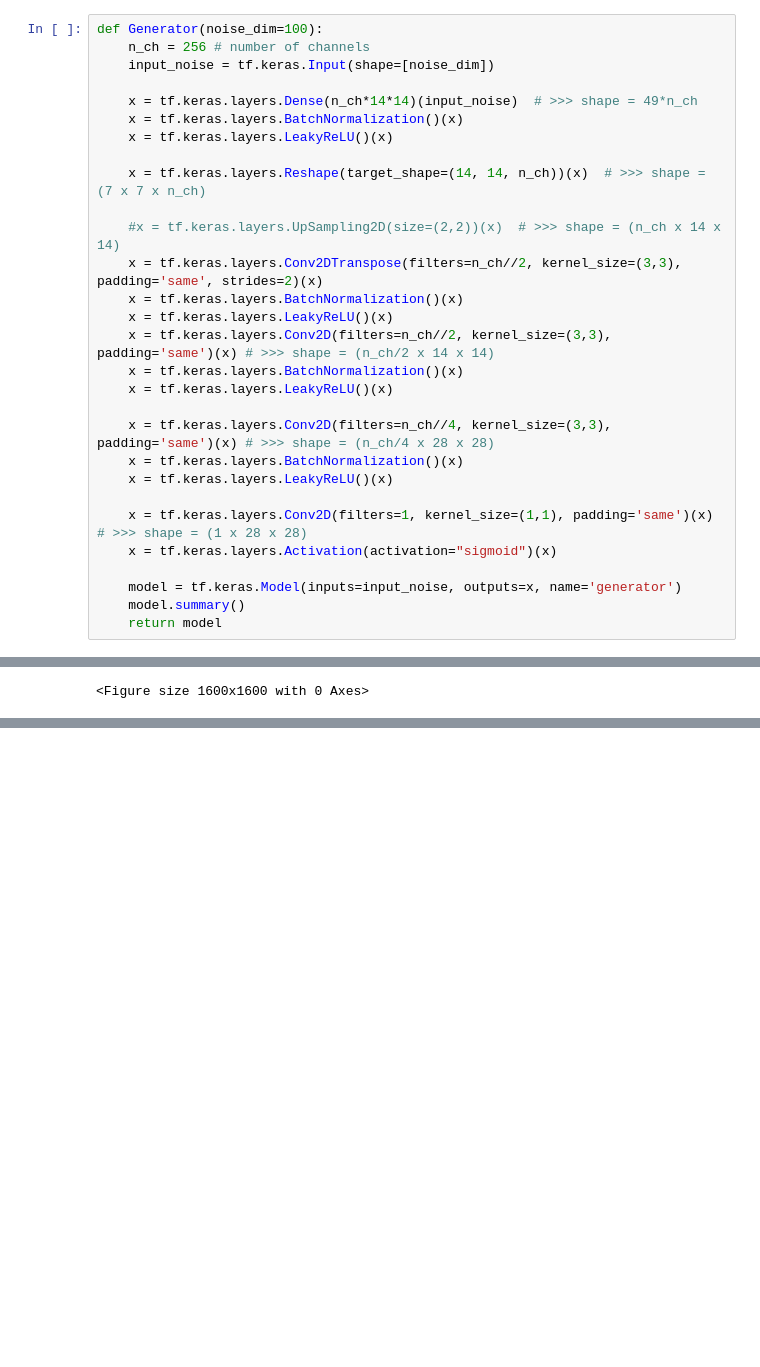
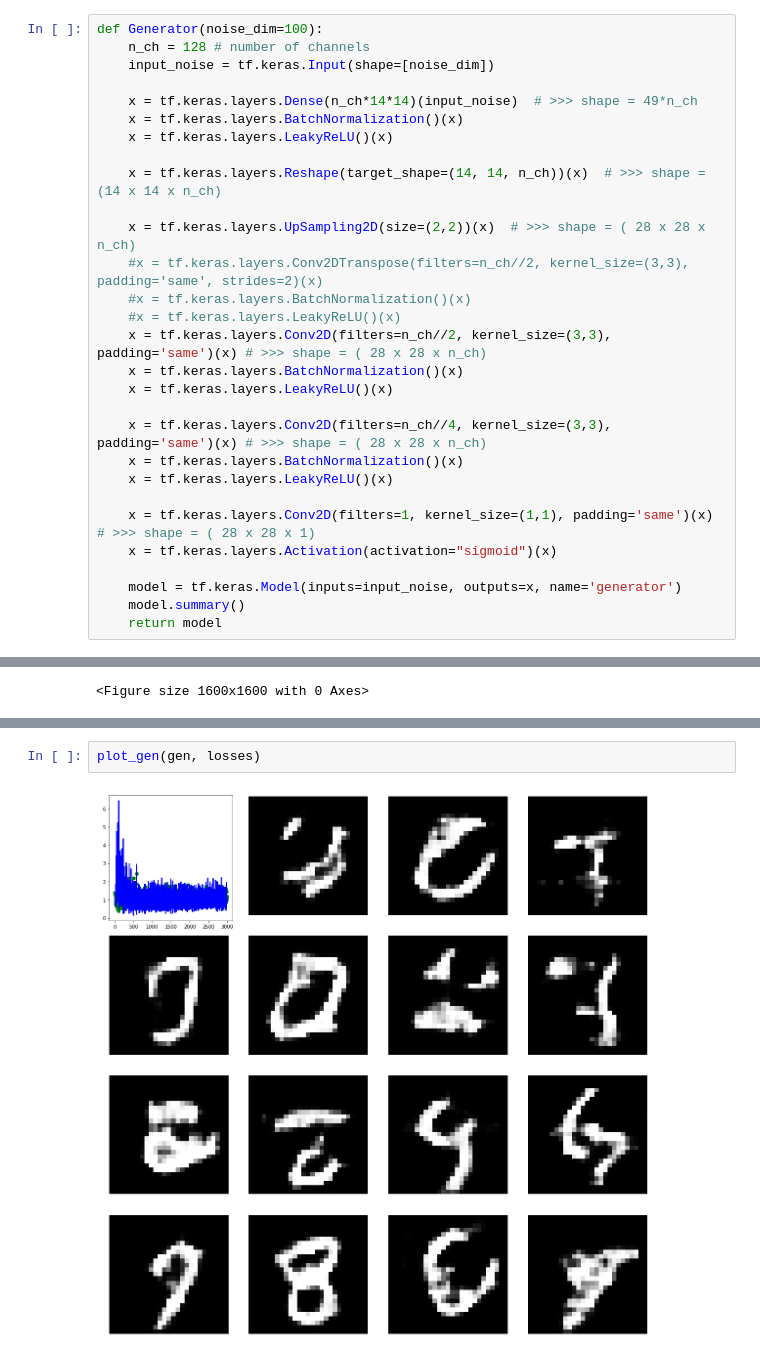
Before and after one commit to Taib/machine_learning, a Jupyter notebook: notebooks/105_generative_aversarial_nets.ipynb, the cells around one changed output, grey strips where cells are left out. Drawn from its saved outputs; the diff is of its cells as text; blank space fills up the shorter version.

```diff
--- a/notebooks/105_generative_aversarial_nets.ipynb
+++ b/notebooks/105_generative_aversarial_nets.ipynb
@@ -28,28 +28,28 @@ x_train = np.expand_dims(x_train, axis=-1)
 np.random.shuffle(x_train)
 # %%
 def Generator(noise_dim=100):
-    n_ch = 256 # number of channels
+    n_ch = 128 # number of channels
     input_noise = tf.keras.Input(shape=[noise_dim])
 
     x = tf.keras.layers.Dense(n_ch*14*14)(input_noise)  # >>> shape = 49*n_ch
     x = tf.keras.layers.BatchNormalization()(x)
     x = tf.keras.layers.LeakyReLU()(x)
 
-    x = tf.keras.layers.Reshape(target_shape=(14, 14, n_ch))(x)  # >>> shape = (7 x 7 x n_ch)
+    x = tf.keras.layers.Reshape(target_shape=(14, 14, n_ch))(x)  # >>> shape = (14 x 14 x n_ch)
 
-    #x = tf.keras.layers.UpSampling2D(size=(2,2))(x)  # >>> shape = (n_ch x 14 x 14)
-    x = tf.keras.layers.Conv2DTranspose(filters=n_ch//2, kernel_size=(3,3), padding='same', strides=2)(x)
-    x = tf.keras.layers.BatchNormalization()(x)
-    x = tf.keras.layers.LeakyReLU()(x)
-    x = tf.keras.layers.Conv2D(filters=n_ch//2, kernel_size=(3,3), padding='same')(x) # >>> shape = (n_ch/2 x 14 x 14)
+    x = tf.keras.layers.UpSampling2D(size=(2,2))(x)  # >>> shape = ( 28 x 28 x n_ch)
+    #x = tf.keras.layers.Conv2DTranspose(filters=n_ch//2, kernel_size=(3,3), padding='same', strides=2)(x)
+    #x = tf.keras.layers.BatchNormalization()(x)
+    #x = tf.keras.layers.LeakyReLU()(x)
+    x = tf.keras.layers.Conv2D(filters=n_ch//2, kernel_size=(3,3), padding='same')(x) # >>> shape = ( 28 x 28 x n_ch)
     x = tf.keras.layers.BatchNormalization()(x)
     x = tf.keras.layers.LeakyReLU()(x)
 
-    x = tf.keras.layers.Conv2D(filters=n_ch//4, kernel_size=(3,3), padding='same')(x) # >>> shape = (n_ch/4 x 28 x 28)
+    x = tf.keras.layers.Conv2D(filters=n_ch//4, kernel_size=(3,3), padding='same')(x) # >>> shape = ( 28 x 28 x n_ch)
     x = tf.keras.layers.BatchNormalization()(x)
     x = tf.keras.layers.LeakyReLU()(x)
 
-    x = tf.keras.layers.Conv2D(filters=1, kernel_size=(1,1), padding='same')(x) # >>> shape = (1 x 28 x 28)
+    x = tf.keras.layers.Conv2D(filters=1, kernel_size=(1,1), padding='same')(x) # >>> shape = ( 28 x 28 x 1)
     x = tf.keras.layers.Activation(activation="sigmoid")(x)
 
     model = tf.keras.Model(inputs=input_noise, outputs=x, name='generator')
@@ -191,0 +193,4 @@ KeyboardInterrupt:
+# %%
+plot_gen(gen, losses)
+# %% [output]
+[figure, added]
```
Also changed, not shown: parts of 5 cells of this notebook.
